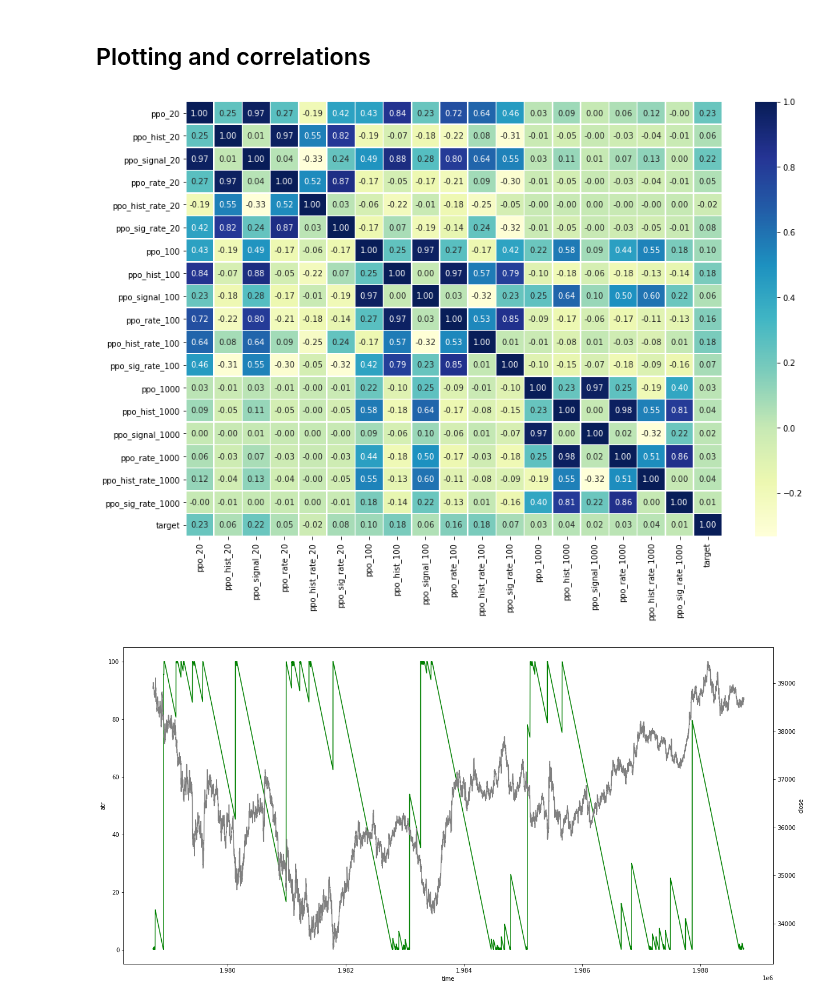
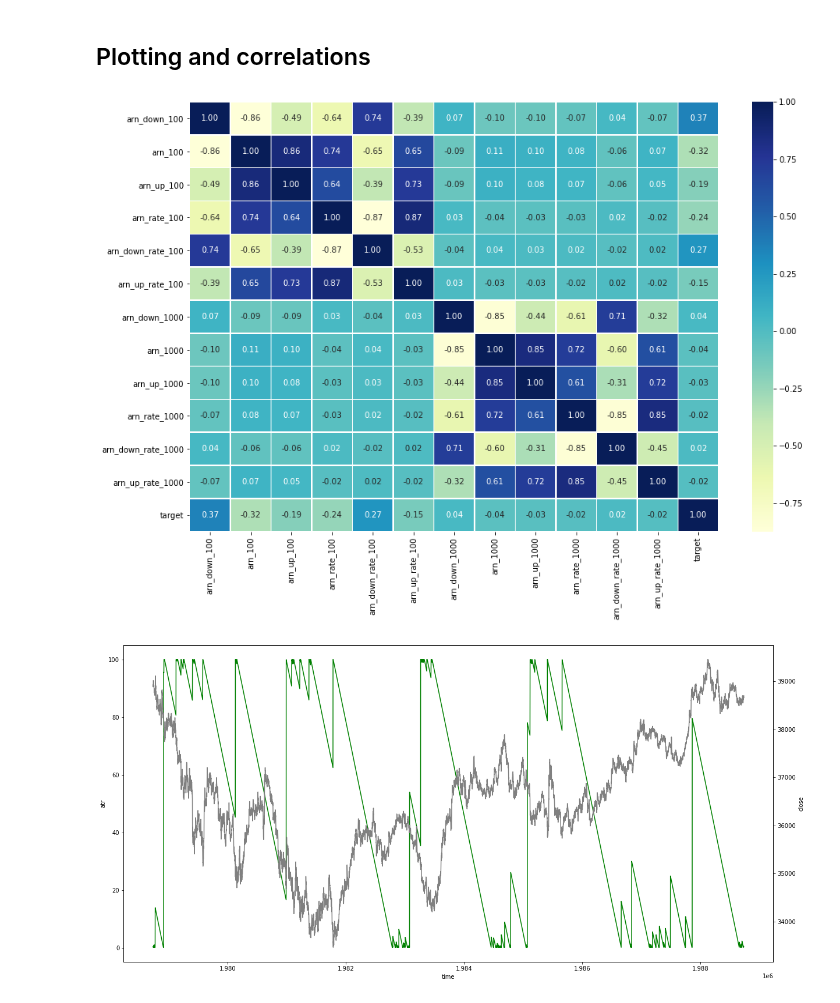
Before and after one commit to sunnymnie/bitcoin-printer, a Jupyter notebook: feature-implemtation/add-features.ipynb, the cells around one changed output. Drawn from its saved outputs; the diff is of its cells as text; code cells hidden in the pictures.

```diff
--- a/feature-implemtation/add-features.ipynb
+++ b/feature-implemtation/add-features.ipynb
@@ -14,7 +14,9 @@ import sys
 sys.path.insert(0, '..')
 import useful_functions as uf
 # %%
-df = pd.read_csv("../data/BTCUSDT-minute-target-ui.csv") #atr tpsl
+# df = pd.read_csv("../data/BTCUSDT-minute-target-ui.csv") #atr tpsl
+df = pd.read_csv("../data/BTCUSDT-hour-target-features.csv") #Default continuing
+# df = pd.read_csv("../data/BTCUSDT-minute-target-dip-features.csv")
 # %%
 # RSI
 def variations(windows:list[int]):
@@ -109,21 +80,21 @@ df.to_csv("../data/BTCUSDT-minute-target-dip-features.csv", index=False) #Minute
 ## Plotting and correlations
 # %%
 indicators = list(df.columns)[14:]
-indicators = list(filter(lambda x: x[:3] == "ppo", indicators))
+indicators = list(filter(lambda x: x[:3] == "arn", indicators))
 indicators.append("target")
 
 
 
 d = df[list(indicators)].copy()
 corr_matrix = d.corr()
 fig, ax = plt.subplots(figsize=(15, 10))
 ax = sns.heatmap(corr_matrix,
                  annot=True,
                  linewidths=0.5,
                  fmt=".2f",
                  cmap="YlGnBu")
 # %% [output]
-[figure, old version]
+[figure, new version]
 # %%
 d = df[-10000:]
 # %%
```
Also changed, not shown: parts of 2 cells of this notebook, 6 other files.
